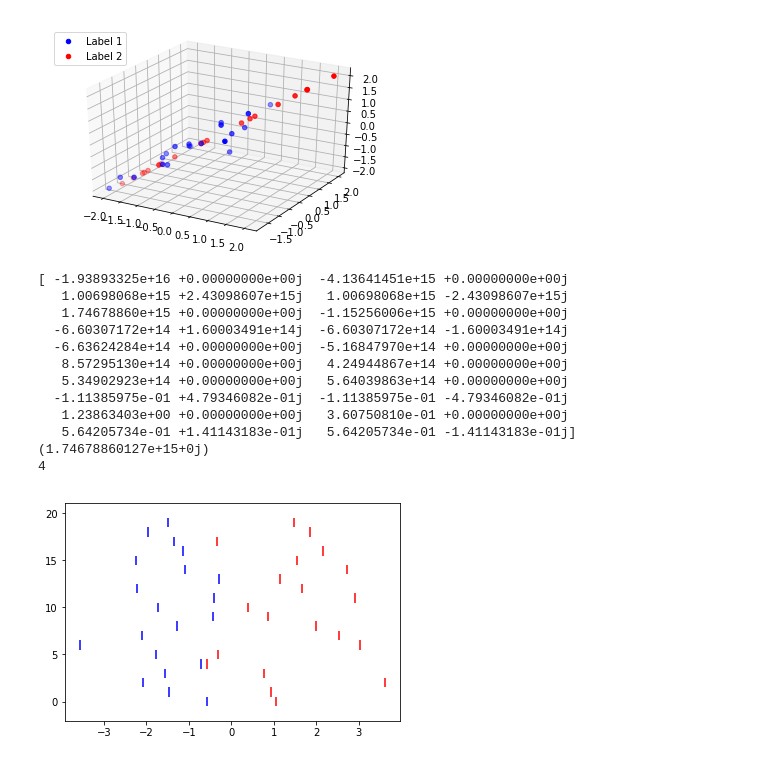
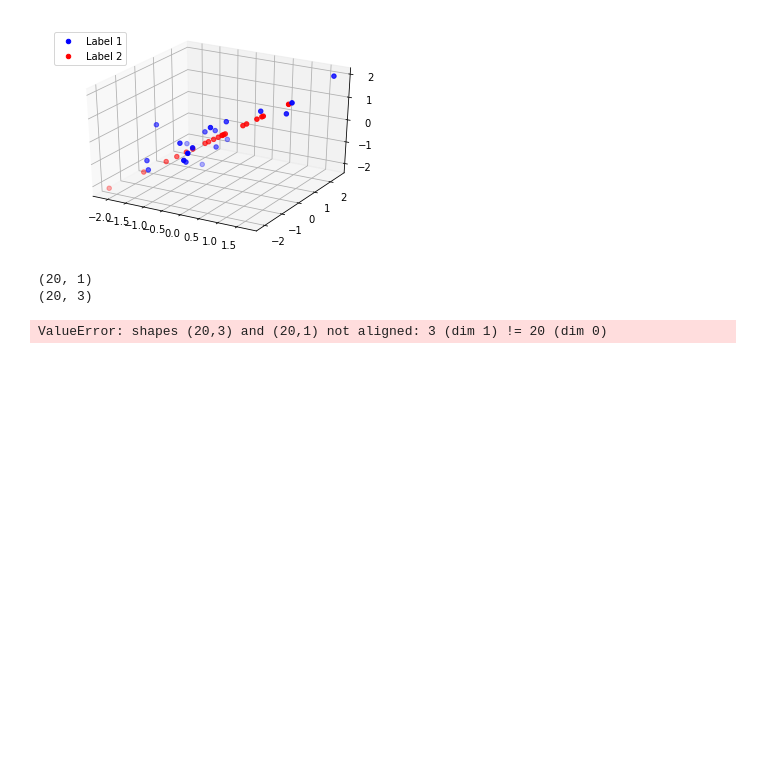
Before and after one commit to adepalatis/EE379K, a Jupyter notebook: Lab4/problem1.ipynb, the cells around one changed output. Drawn from its saved outputs; the diff is of its cells as text; code cells hidden in the pictures; blank space fills up the shorter version.

```diff
--- a/Lab4/problem1.ipynb
+++ b/Lab4/problem1.ipynb
@@ -7,6 +7,8 @@ from sklearn.discriminant_analysis import LinearDiscriminantAnalysis as LDA
 
 # Projects vector 'b' onto vector 'a'
 def proj(b, a):
+    print a.shape
+    print (np.dot(a, b) / np.linalg.norm(a) ** 2).shape
     return (np.dot(a, b) / np.linalg.norm(a) ** 2) * a
 
 # Take samples for Label 1
@@ -36,49 +38,50 @@ btwnVar = np.dot((mean2 - mean1), (mean2 - mean1).transpose())
 within1 = np.dot((s1 - mean1), (s1 - mean1).transpose())
 within2 = np.dot((s2 - mean2), (s2 - mean2).transpose())
 withinVar = within1 + within2
 
 # Find w* by finding leading eigenvector of S_w_inv * S_B??????
-new_matrix = np.linalg.inv(withinVar) # Perform svd on this and THEN find the eigen values/vectors??? (According to TA)
-eig_vals, eig_vecs = np.linalg.eig(new_matrix) # I'm just trying to find eigens directly though. Not sure if it will work
-print eig_vals
-print np.amax(eig_vals)
-print np.ndarray.tolist(eig_vals).index(np.amax(eig_vals))
+withinVarInverse = np.linalg.inv(withinVar) # Perform svd on this and THEN find the eigen values/vectors??? (According to TA)
+fishersCoef = np.dot(withinVarInverse, btwnVar)
+eig_vals, eig_vecs = np.linalg.eig(fishersCoef) # I'm just trying to find eigens directly though. Not sure if it will work
+leading_ind = np.ndarray.tolist(eig_vals).index(np.amax(eig_vals))
+leading_eigen_vec = np.matrix(eig_vecs[leading_ind])
+
+projections1 = []
+projections2 = []
+for k in range(20):
+    projections1.append(proj(np.matrix(s1[k]), leading_eigen_vec.transpose()))
+    projections2.append(proj(np.matrix(s2[k]), leading_eigen_vec.transpose()))
+projections1 = np.array(projections1)
+projections2 = np.array(projections2)
+print projections1.shape
+print projections2.shape
 
 ''' Part 3 - Perform LDA using sklearn '''
+# Consolidate the datasets and generate a corresponding label set
 labels = []
 data = []
 for k in range(40):
     if k < 20:
         labels.append(1)
         data.append(s1[k])
     else:
         labels.append(2)
         data.append(s2[k - 20])
 data = np.asmatrix(data)
 
 # Train and fit the model, then transform the data
 clf = LDA()
 LDA(solver='svd', shrinkage='auto', tol=0.05)
 clf.fit(data, labels)
 s1_new = clf.transform(s1)
 s2_new = clf.transform(s2)
 
 # Plot the results
 plt.eventplot(s1_new, orientation='horizontal', colors='b')
 plt.eventplot(s2_new, orientation='horizontal', colors='r')
 plt.show()
 # %% [output]
-[figure, old version]
+[figure, new version]
-[ -1.93893325e+16 +0.00000000e+00j  -4.13641451e+15 +0.00000000e+00j
-   1.00698068e+15 +2.43098607e+15j   1.00698068e+15 -2.43098607e+15j
-   1.74678860e+15 +0.00000000e+00j  -1.15256006e+15 +0.00000000e+00j
-  -6.60307172e+14 +1.60003491e+14j  -6.60307172e+14 -1.60003491e+14j
-  -6.63624284e+14 +0.00000000e+00j  -5.16847970e+14 +0.00000000e+00j
-   8.57295130e+14 +0.00000000e+00j   4.24944867e+14 +0.00000000e+00j
-   5.34902923e+14 +0.00000000e+00j   5.64039863e+14 +0.00000000e+00j
-  -1.11385975e-01 +4.79346082e-01j  -1.11385975e-01 -4.79346082e-01j
-   1.23863403e+00 +0.00000000e+00j   3.60750810e-01 +0.00000000e+00j
-   5.64205734e-01 +1.41143183e-01j   5.64205734e-01 -1.41143183e-01j]
-(1.74678860127e+15+0j)
-4
+(20, 1)
+(20, 3)
-[figure, removed]
+ValueError: shapes (20,3) and (20,1) not aligned: 3 (dim 1) != 20 (dim 0)
```
Also changed, not shown: 14 other files.
